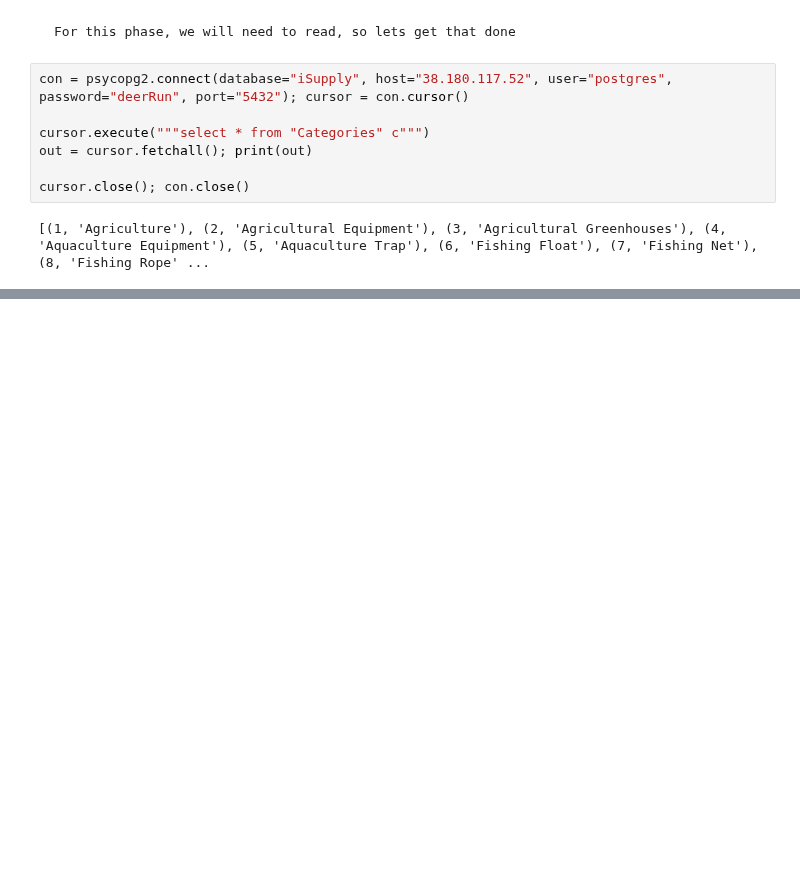
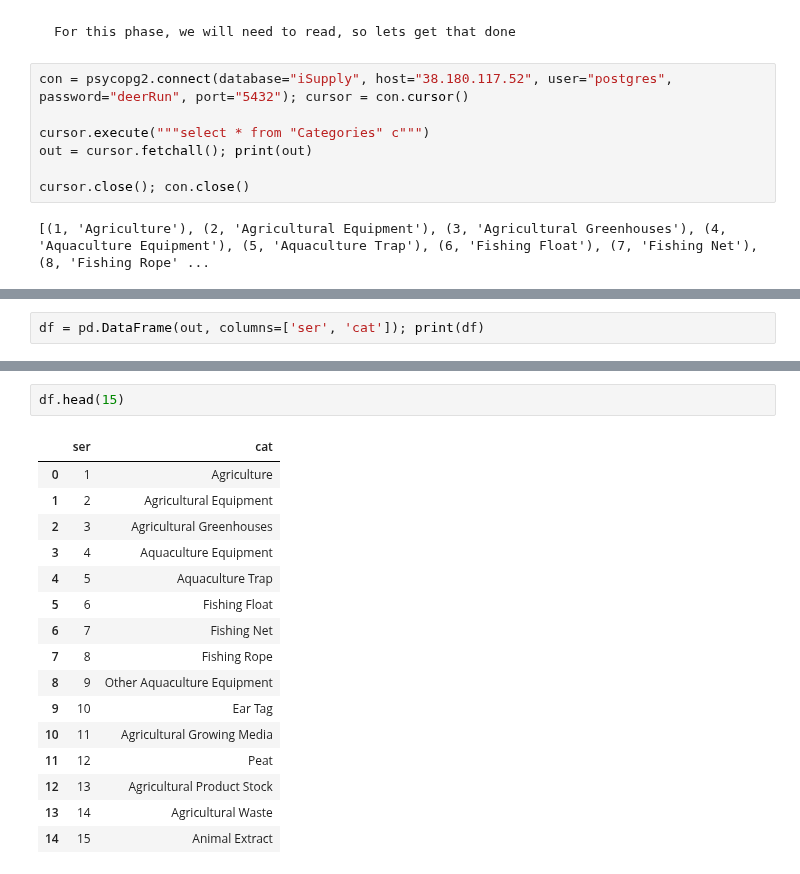
Before and after one commit to almsam/ISupply-project, a Jupyter notebook: db upload/tree upload/Tree upload NB.ipynb, the cells around one changed output, grey strips where cells are left out. Drawn from its saved outputs; the diff is of its cells as text; blank space fills up the shorter version.

```diff
--- a/db upload/tree upload/Tree upload NB.ipynb
+++ b/db upload/tree upload/Tree upload NB.ipynb
@@ -28,0 +31,2 @@ cursor.close(); con.close()
+# %%
+df = pd.DataFrame(out, columns=['ser', 'cat']); print(df)
@@ -28,0 +48,19 @@ cursor.close(); con.close()
+# %%
+df.head(15)
+# %% [output]
+|  | ser | cat |
+| 0 | 1 | Agriculture |
+| 1 | 2 | Agricultural Equipment |
+| 2 | 3 | Agricultural Greenhouses |
+| 3 | 4 | Aquaculture Equipment |
+| 4 | 5 | Aquaculture Trap |
+| 5 | 6 | Fishing Float |
+| 6 | 7 | Fishing Net |
+| 7 | 8 | Fishing Rope |
+| 8 | 9 | Other Aquaculture Equipment |
+| 9 | 10 | Ear Tag |
+| 10 | 11 | Agricultural Growing Media |
+| 11 | 12 | Peat |
+| 12 | 13 | Agricultural Product Stock |
+| 13 | 14 | Agricultural Waste |
+| 14 | 15 | Animal Extract |
```
Also changed, not shown: parts of 2 cells of this notebook.
